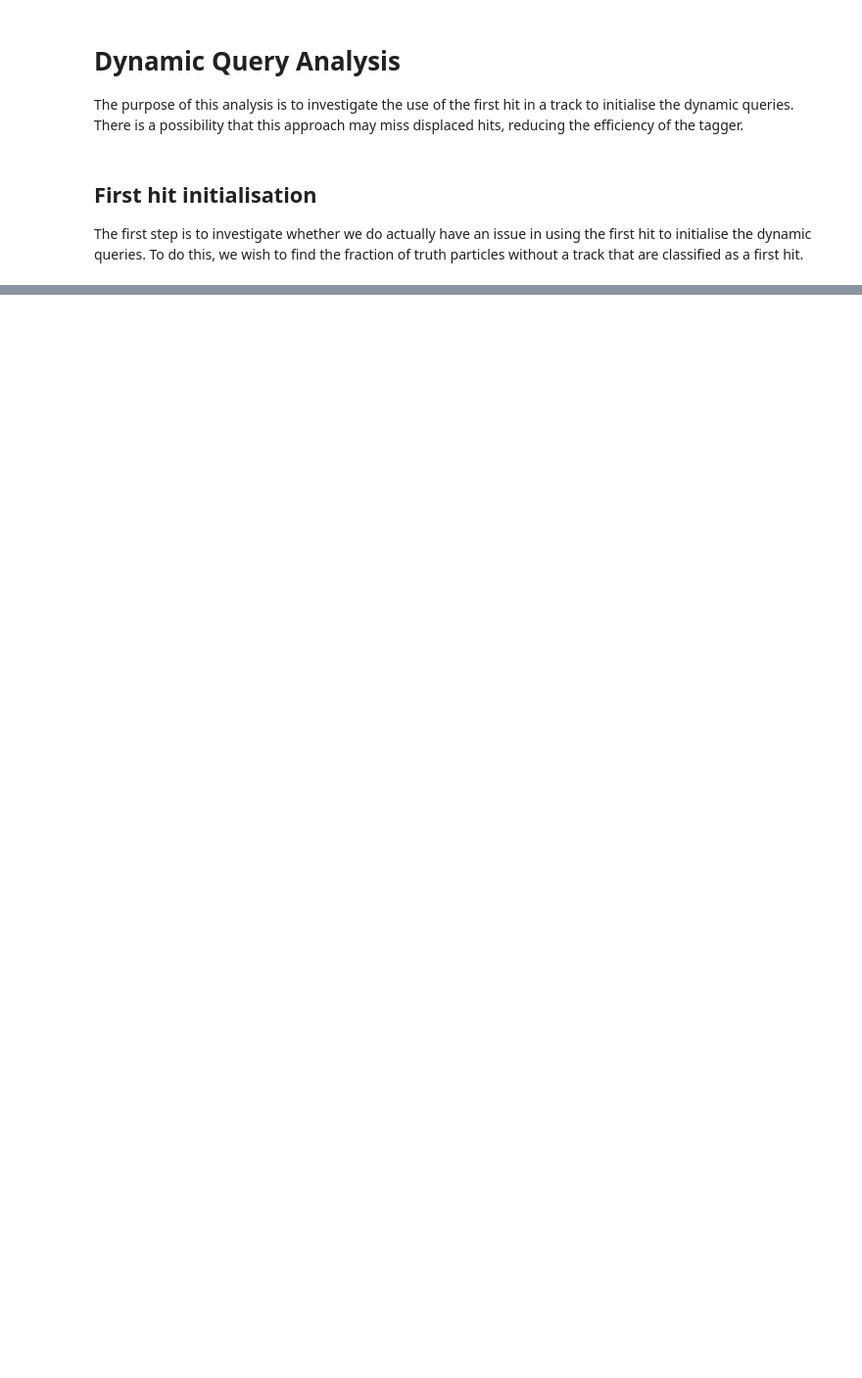
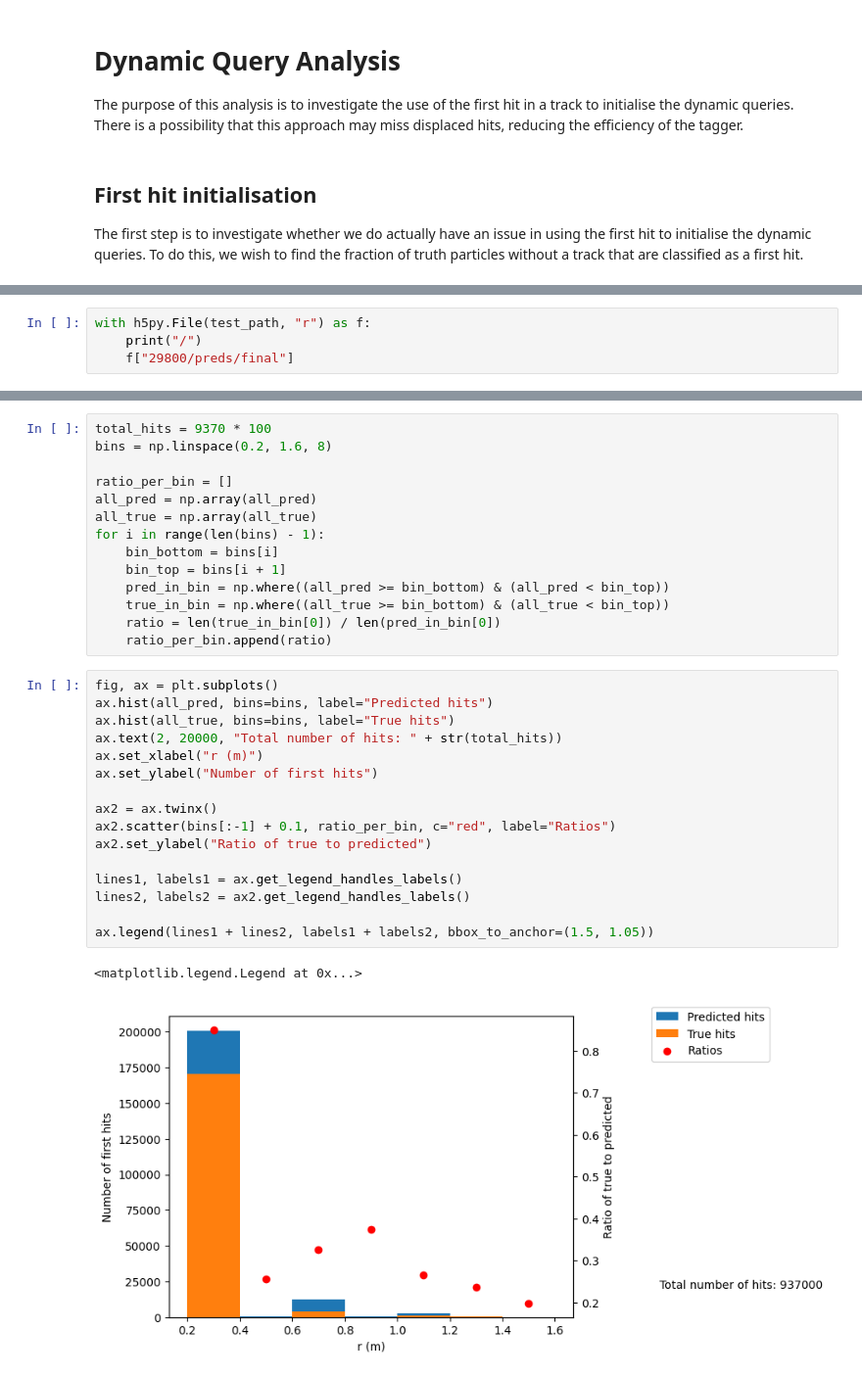
Before and after one commit to mungomangat/hepattn, a Jupyter notebook: first_hit_analysis.ipynb, the cells around one changed output, grey strips where cells are left out. Shown at 98% size. Saved outputs shown, nothing was run; the diff lists cells and outputs as text; blank space fills up the shorter version.

Commit message:
Plot distribution of first hits in r and calculate efficiency for displaced and non displaced tracks.

```diff
--- a/first_hit_analysis.ipynb
+++ b/first_hit_analysis.ipynb
@@ -190,0 +46,4 @@ plt.show()
+# %%
+with h5py.File(test_path, "r") as f:
+    print("/")
+    f["29800/preds/final"]
@@ -190,0 +72,33 @@ plt.show()
+# %%
+total_hits = 9370 * 100
+bins = np.linspace(0.2, 1.6, 8)
+
+ratio_per_bin = []
+all_pred = np.array(all_pred)
+all_true = np.array(all_true)
+for i in range(len(bins) - 1):
+    bin_bottom = bins[i]
+    bin_top = bins[i + 1]
+    pred_in_bin = np.where((all_pred >= bin_bottom) & (all_pred < bin_top))
+    true_in_bin = np.where((all_true >= bin_bottom) & (all_true < bin_top))
+    ratio = len(true_in_bin[0]) / len(pred_in_bin[0])
+    ratio_per_bin.append(ratio)
+# %%
+fig, ax = plt.subplots()
+ax.hist(all_pred, bins=bins, label="Predicted hits")
+ax.hist(all_true, bins=bins, label="True hits")
+ax.text(2, 20000, "Total number of hits: " + str(total_hits))
+ax.set_xlabel("r (m)")
+ax.set_ylabel("Number of first hits")
+
+ax2 = ax.twinx()
+ax2.scatter(bins[:-1] + 0.1, ratio_per_bin, c="red", label="Ratios")
+ax2.set_ylabel("Ratio of true to predicted")
+
+lines1, labels1 = ax.get_legend_handles_labels()
+lines2, labels2 = ax2.get_legend_handles_labels()
+
+ax.legend(lines1 + lines2, labels1 + labels2, bbox_to_anchor=(1.5, 1.05))
+# %% [output]
+<matplotlib.legend.Legend at 0x...>
+[figure, added]
```
Also changed, not shown: parts of 11 cells of this notebook.
